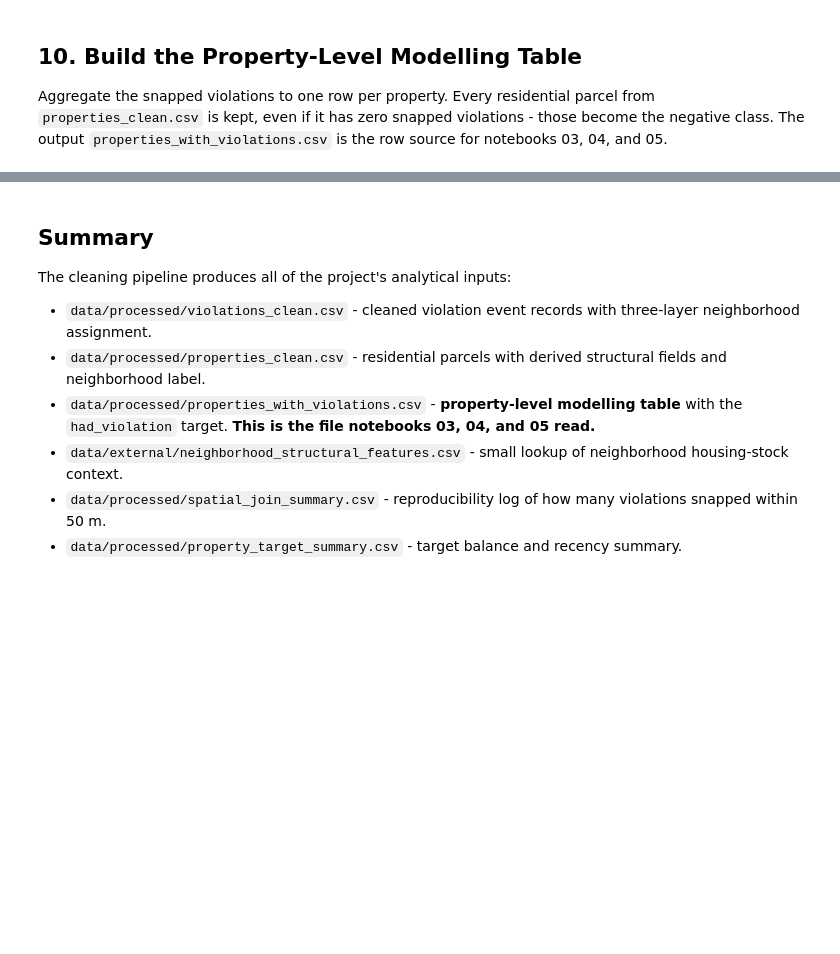
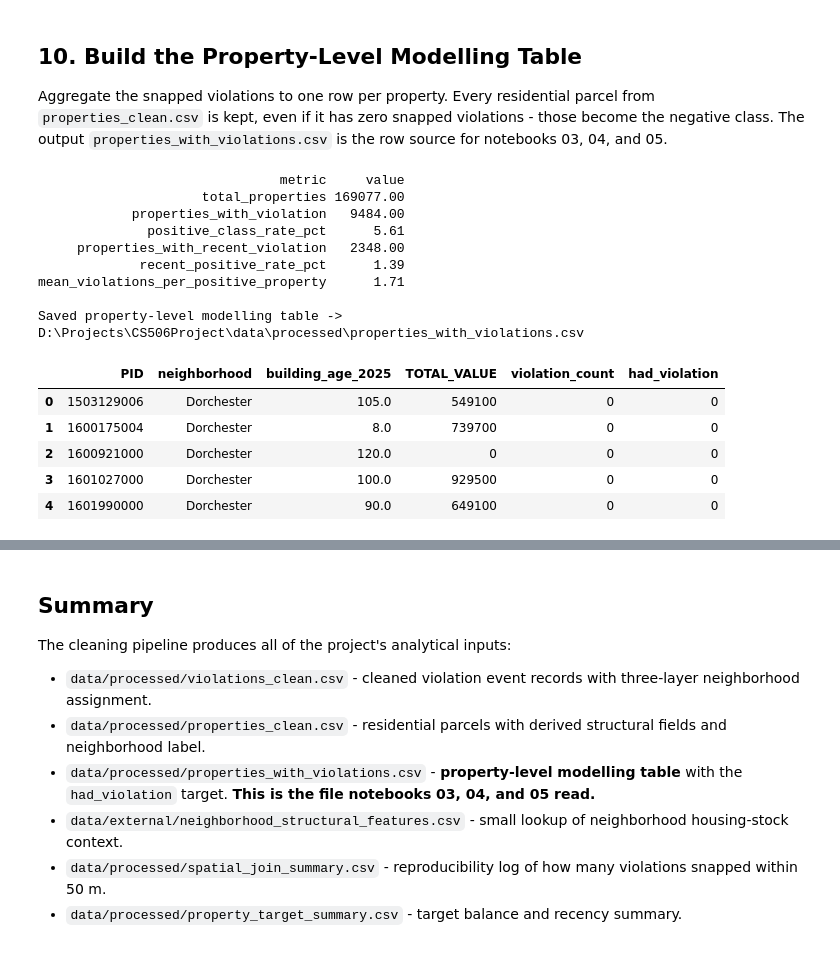
Before and after one commit to caiershuaige/cs506Xiaoluo-JiachengHe-renweiLi-Mengxing-Wang-Final-project, a Jupyter notebook: notebooks/02_data_cleaning.ipynb, the cells around one changed output, grey strips where cells are left out. Cells and saved outputs as stored; diff of their text form; code cells hidden in the pictures; blank space fills up the shorter version.

```diff
--- a/notebooks/02_data_cleaning.ipynb
+++ b/notebooks/02_data_cleaning.ipynb
@@ -763,6 +876,7 @@ violations_geo['status_dttm'] = pd.to_datetime(violations_geo['status_dttm'], er
 properties_df['geocode_latitude'] = pd.to_numeric(properties_df['geocode_latitude'], errors='coerce')
 properties_df['geocode_longitude'] = pd.to_numeric(properties_df['geocode_longitude'], errors='coerce')
 properties_geo = properties_df.dropna(subset=['geocode_latitude', 'geocode_longitude']).copy().reset_index(drop=True)
+properties_geo['PID'] = properties_geo['PID'].astype('string').str.strip()
 
 # BallTree with haversine expects radians. Earth radius is 6,371,000 m, so 50 m = 50/6_371_000 radians.
 property_coords_rad = np.radians(properties_geo[['geocode_latitude', 'geocode_longitude']].to_numpy())
@@ -780,10 +894,9 @@ within_radius = distances_m <= snap_radius_m
 violations_geo = violations_geo.reset_index(drop=True)
 violations_geo['snapped_property_idx'] = np.where(within_radius, nearest_property_index, -1)
 violations_geo['snapped_distance_m'] = distances_m
-violations_geo['snapped_PID'] = np.where(
-    within_radius,
-    properties_geo.loc[nearest_property_index, 'PID'].to_numpy(),
-    np.nan,
+violations_geo['snapped_PID'] = pd.Series(pd.NA, index=violations_geo.index, dtype='string')
+violations_geo.loc[within_radius, 'snapped_PID'] = (
+    properties_geo.iloc[nearest_property_index[within_radius]]['PID'].to_numpy()
 )
 
 snap_summary = pd.DataFrame({
@@ -824,8 +951,16 @@ if 'properties_df' not in globals():
 if 'violations_geo' not in globals():
     raise NameError('Run the spatial-join cell above first.')
 
+def normalize_pid(series):
+    return (
+        series.astype('string')
+        .str.strip()
+        .str.replace(r'\.0$', '', regex=True)
+    )
+
 snapped = violations_geo.dropna(subset=['snapped_PID']).copy()
-snapped['snapped_PID'] = snapped['snapped_PID'].astype(str)
+snapped['snapped_PID'] = normalize_pid(snapped['snapped_PID'])
+properties_df['PID'] = normalize_pid(properties_df['PID'])
 
 snapped['recent_violation'] = (snapped['status_dttm'] >= pd.Timestamp('2022-01-01')).astype(int)
 
@@ -835,31 +970,46 @@ per_property = snapped.groupby('snapped_PID').agg(
     last_violation_date=('status_dttm', 'max'),
     first_violation_date=('status_dttm', 'min'),
 ).reset_index().rename(columns={'snapped_PID': 'PID'})
 
-properties_df['PID'] = properties_df['PID'].astype(str)
 property_target = properties_df.merge(per_property, on='PID', how='left')
 property_target['violation_count'] = property_target['violation_count'].fillna(0).astype(int)
 property_target['recent_violation_count'] = property_target['recent_violation_count'].fillna(0).astype(int)
 property_target['had_violation'] = (property_target['violation_count'] >= 1).astype(int)
 property_target['had_recent_violation'] = (property_target['recent_violation_count'] >= 1).astype(int)
 
 property_target.to_csv(properties_with_violations_path, index=False)
 
 target_summary = pd.DataFrame({
     'metric': [
         'total_properties', 'properties_with_violation', 'positive_class_rate_pct',
         'properties_with_recent_violation', 'recent_positive_rate_pct', 'mean_violations_per_positive_property',
     ],
     'value': [
         len(property_target),
         int(property_target['had_violation'].sum()),
         round(property_target['had_violation'].mean() * 100, 2),
         int(property_target['had_recent_violation'].sum()),
         round(property_target['had_recent_violation'].mean() * 100, 2),
         round(property_target.loc[property_target['had_violation'] == 1, 'violation_count'].mean(), 2),
     ]
 })
 target_summary.to_csv(PROCESSED_DIR / 'property_target_summary.csv', index=False)
 print(target_summary.to_string(index=False))
 print(f'\nSaved property-level modelling table -> {properties_with_violations_path}')
 property_target[['PID', 'neighborhood', 'building_age_2025', 'TOTAL_VALUE', 'violation_count', 'had_violation']].head()
+# %% [output]
+                               metric     value
+                     total_properties 169077.00
+            properties_with_violation   9484.00
+              positive_class_rate_pct      5.61
+     properties_with_recent_violation   2348.00
+             recent_positive_rate_pct      1.39
+mean_violations_per_positive_property      1.71
+
+Saved property-level modelling table -> D:\Projects\CS506Project\data\processed\properties_with_violations.csv
+|  | PID | neighborhood | building_age_2025 | TOTAL_VALUE | violation_count | had_violation |
+| 0 | 1503129006 | Dorchester | 105.0 | 549100 | 0 | 0 |
+| 1 | 1600175004 | Dorchester | 8.0 | 739700 | 0 | 0 |
+| 2 | 1600921000 | Dorchester | 120.0 | 0 | 0 | 0 |
+| 3 | 1601027000 | Dorchester | 100.0 | 929500 | 0 | 0 |
+| 4 | 1601990000 | Dorchester | 90.0 | 649100 | 0 | 0 |
```
Also changed, not shown: parts of 12 cells of this notebook, 42 other files.
